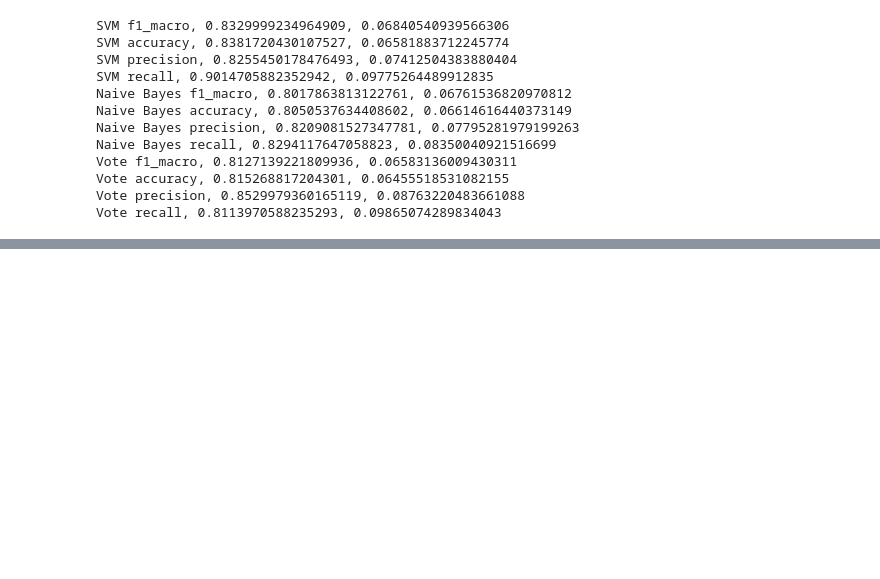
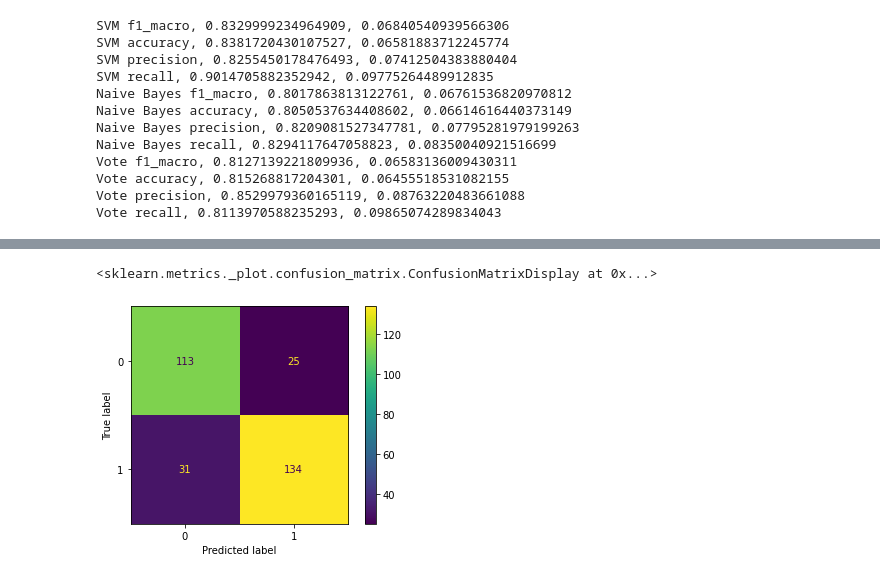
Before and after one commit to marcellapantarotto/CE_projeto, a Jupyter notebook: main.ipynb, the cells around one changed output, grey strips where cells are left out. Cells and saved outputs as stored; diff of their text form; code cells hidden in the pictures; blank space fills up the shorter version.

```diff
--- a/main.ipynb
+++ b/main.ipynb
@@ -125,3 +122,8 @@ confusion_matrix(y, y_pred)
 # %%
-y_pred = cross_val_score(vote, x, y, cv=10)
-confusion_matrix(y, y_pred)
+
+y_pred = cross_val_predict(vote, x, y, cv=10)
+cm = confusion_matrix(y, y_pred)
+ConfusionMatrixDisplay(confusion_matrix=cm, display_labels=['0', '1']).plot()
+# %% [output]
+<sklearn.metrics._plot.confusion_matrix.ConfusionMatrixDisplay at 0x...>
+[figure, added]
```
Also changed, not shown: parts of 7 cells of this notebook.
